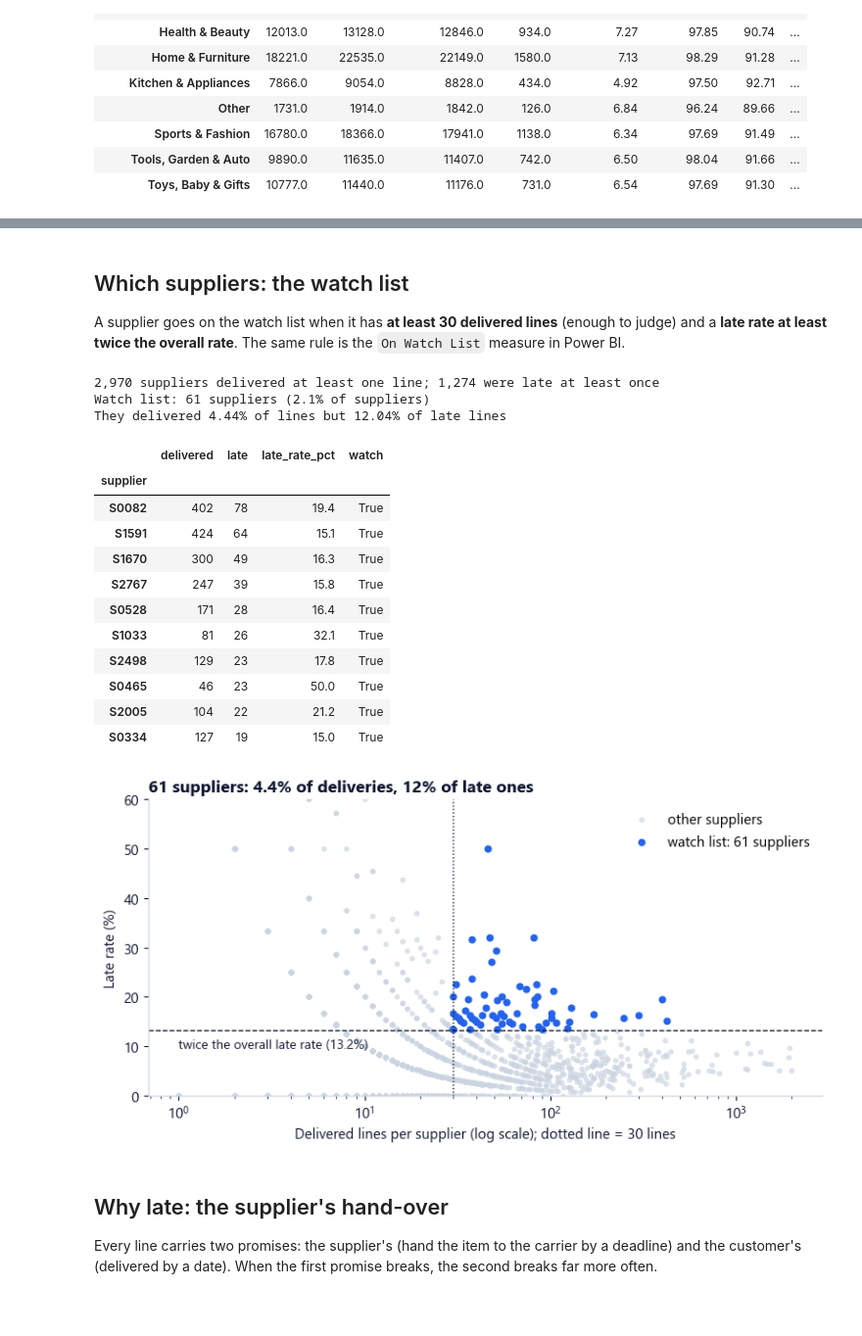
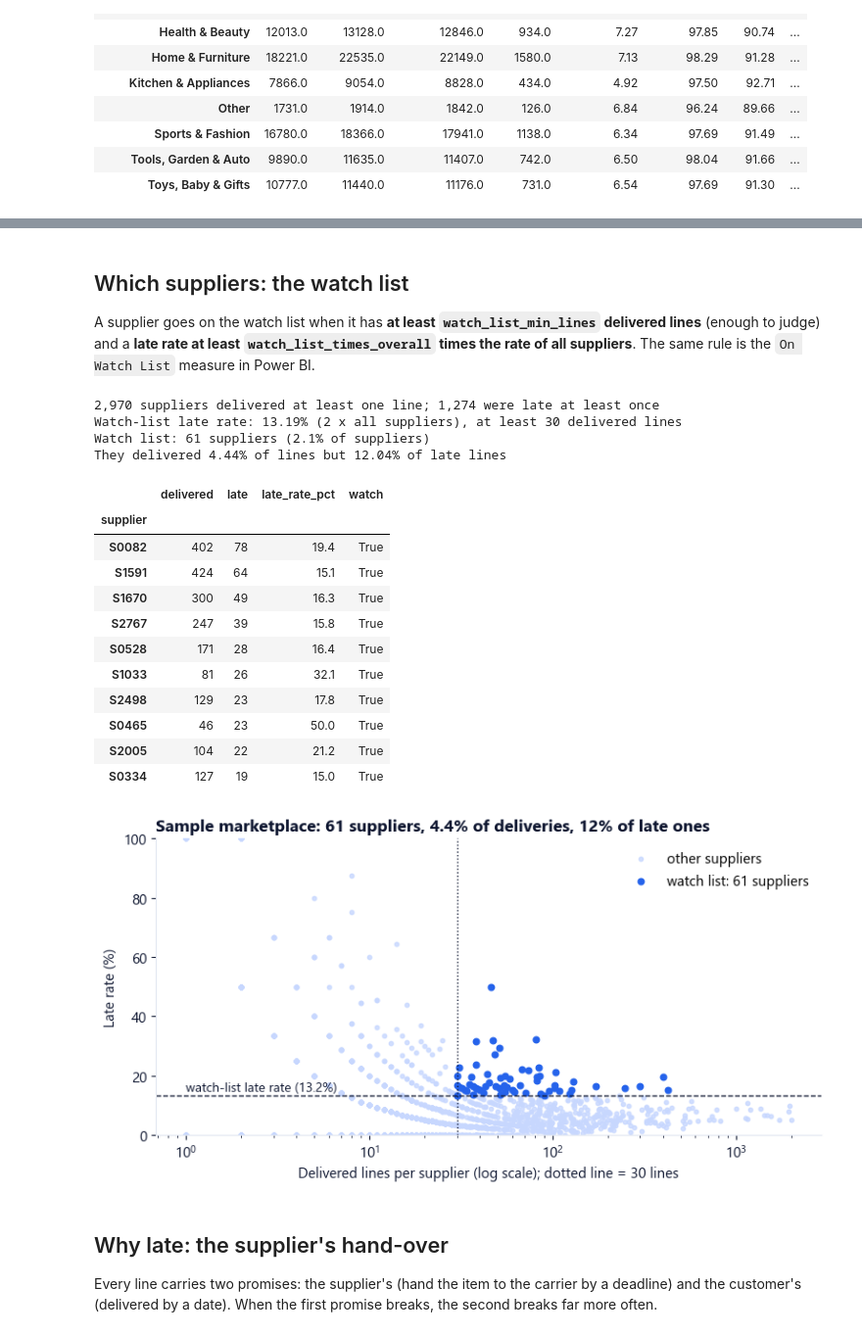
Before and after one commit to omarshalabyy1/supplier-scorecard, a Jupyter notebook: analysis/analysis.ipynb, the cells around one changed output, grey strips where cells are left out. Shown at 98% size. Cells and saved outputs as stored; diff of their text form; code cells hidden in the pictures; blank space fills up the shorter version.

```diff
--- a/analysis/analysis.ipynb
+++ b/analysis/analysis.ipynb
@@ -50,17 +62,19 @@ sellers["supplier"] = "S" + (sellers.index + 1).astype(str).str.zfill(4)
 lines = (items.merge(orders, on="order_id")
               .merge(sellers[["seller_id", "supplier"]], on="seller_id")
               .merge(products[["product_id", "product_category_name"]], on="product_id")
-              .merge(departments, on="product_category_name", how="left"))
+              .merge(categories[["product_category_name", "department"]], on="product_category_name", how="left"))
 lines["department"] = lines["department"].fillna("Other")
 
 due = lines["order_estimated_delivery_date"].dt.normalize()
 delivered_day = lines["order_delivered_customer_date"].dt.normalize()
+on_time_by = due + pd.Timedelta(days=RULES["on_time_grace_days"])
 lines["delivered"] = lines["order_delivered_customer_date"].notna()
-lines["on_time"] = lines["delivered"] & (delivered_day <= due)
-lines["late"] = lines["delivered"] & (delivered_day > due)
+lines["on_time"] = lines["delivered"] & (delivered_day <= on_time_by)
+lines["late"] = lines["delivered"] & (delivered_day > on_time_by)
 lines["days_late"] = (delivered_day - due).dt.days
 lines["handed"] = lines["order_delivered_carrier_date"].notna()
-lines["late_handover"] = lines["handed"] & (lines["order_delivered_carrier_date"] > lines["shipping_limit_date"])
+handover_by = lines["shipping_limit_date"] + pd.Timedelta(hours=RULES["handover_grace_hours"])
+lines["late_handover"] = lines["handed"] & (lines["order_delivered_carrier_date"] > handover_by)
 lines["due_week"] = due.dt.to_period("W-SUN").dt.start_time
 lines["due_month"] = due.dt.to_period("M")
 print(f"{len(lines):,} order lines")
@@ -172,22 +186,28 @@ m.round(2)
 # %% [markdown]
 ## Which suppliers: the watch list
-A supplier goes on the watch list when it has **at least 30 delivered lines** (enough to judge) and a **late rate at least twice
-the overall rate**. The same rule is the `On Watch List` measure in Power BI.
+A supplier goes on the watch list when it has **at least `watch_list_min_lines` delivered lines** (enough to judge) and a
+**late rate at least `watch_list_times_overall` times the rate of all suppliers**. The same rule is the `On Watch List`
+measure in Power BI.
 # %%
+MIN_LINES, TIMES = RULES["watch_list_min_lines"], RULES["watch_list_times_overall"]
+threshold_pct = TIMES * 100 * lines["late"].sum() / lines["delivered"].sum()
+
 s = lines.groupby("supplier").agg(delivered=("delivered", "sum"), late=("late", "sum"))
 s = s[s["delivered"] > 0]
 s["late_rate_pct"] = 100 * s["late"] / s["delivered"]
-s["watch"] = (s["delivered"] >= 30) & (s["late_rate_pct"] >= 2 * overall["late_rate_pct"])
+s["watch"] = (s["delivered"] >= MIN_LINES) & (s["late_rate_pct"] >= threshold_pct)
 
 watch = s[s["watch"]]
 watch_share_late = round(100 * watch["late"].sum() / s["late"].sum(), 2)
 watch_share_delivered = round(100 * watch["delivered"].sum() / s["delivered"].sum(), 2)
 print(f"{len(s):,} suppliers delivered at least one line; {(s['late'] > 0).sum():,} were late at least once")
+print(f"Watch-list late rate: {threshold_pct:.2f}% ({TIMES} x all suppliers), at least {MIN_LINES} delivered lines")
 print(f"Watch list: {len(watch)} suppliers ({100 * len(watch) / len(s):.1f}% of suppliers)")
 print(f"They delivered {watch_share_delivered}% of lines but {watch_share_late}% of late lines")
 watch.sort_values("late", ascending=False).head(10).round(1)
 # %% [output]
 2,970 suppliers delivered at least one line; 1,274 were late at least once
+Watch-list late rate: 13.19% (2 x all suppliers), at least 30 delivered lines
 Watch list: 61 suppliers (2.1% of suppliers)
 They delivered 4.44% of lines but 12.04% of late lines
 |  | delivered | late | late_rate_pct | watch |
@@ -204,21 +224,21 @@ They delivered 4.44% of lines but 12.04% of late lines
 | S0334 | 127 | 19 | 15.0 | True |
 # %%
 fig, ax = plt.subplots(figsize=(8, 4.2))
-ax.scatter(s.loc[~s["watch"], "delivered"], s.loc[~s["watch"], "late_rate_pct"], s=10, color=GREY, alpha=0.6, label="other suppliers")
+ax.scatter(s.loc[~s["watch"], "delivered"], s.loc[~s["watch"], "late_rate_pct"], s=10, color=OTHER, alpha=0.8, label="other suppliers")
 ax.scatter(watch["delivered"], watch["late_rate_pct"], s=22, color=ACCENT, label=f"watch list: {len(watch)} suppliers")
-ax.axhline(2 * overall["late_rate_pct"], color=INK, lw=1, ls="--")
-ax.axvline(30, color=INK, lw=1, ls=":")
-ax.text(1, 2 * overall["late_rate_pct"] - 3.5, f"twice the overall late rate ({2 * overall['late_rate_pct']:.1f}%)", fontsize=10, color=INK)
+ax.axhline(threshold_pct, color=INK, lw=1, ls="--")
+ax.axvline(MIN_LINES, color=INK, lw=1, ls=":")
+ax.text(1, threshold_pct + 1.5, f"watch-list late rate ({threshold_pct:.1f}%)", fontsize=10, color=INK)
 ax.set_xscale("log")
-ax.set_ylim(0, 60)
-ax.set_xlabel("Delivered lines per supplier (log scale); dotted line = 30 lines")
+ax.set_ylim(0, 100)
+ax.set_xlabel(f"Delivered lines per supplier (log scale); dotted line = {MIN_LINES} lines")
 ax.set_ylabel("Late rate (%)")
 ax.legend(frameon=False, loc="upper right")
-ax.set_title(f"{len(watch)} suppliers: {watch_share_delivered:.1f}% of deliveries, {watch_share_late:.0f}% of late ones", loc="left", fontsize=13, fontweight="bold", color=INK)
+ax.set_title(f"{NAME}: {len(watch)} suppliers, {watch_share_delivered:.1f}% of deliveries, {watch_share_late:.0f}% of late ones", loc="left", fontsize=13, fontweight="bold", color=INK)
 fig.tight_layout()
 fig.savefig(f"{DOCS}/suppliers-watch-list.png", dpi=150)
 # %% [output]
-[figure, old version]
+[figure, new version]
 # %% [markdown]
 ## Why late: the supplier's hand-over
 Every line carries two promises: the supplier's (hand the item to the carrier by a deadline) and the customer's (delivered by a date).
```
Also changed, not shown: parts of 11 cells of this notebook, 36 other files.
